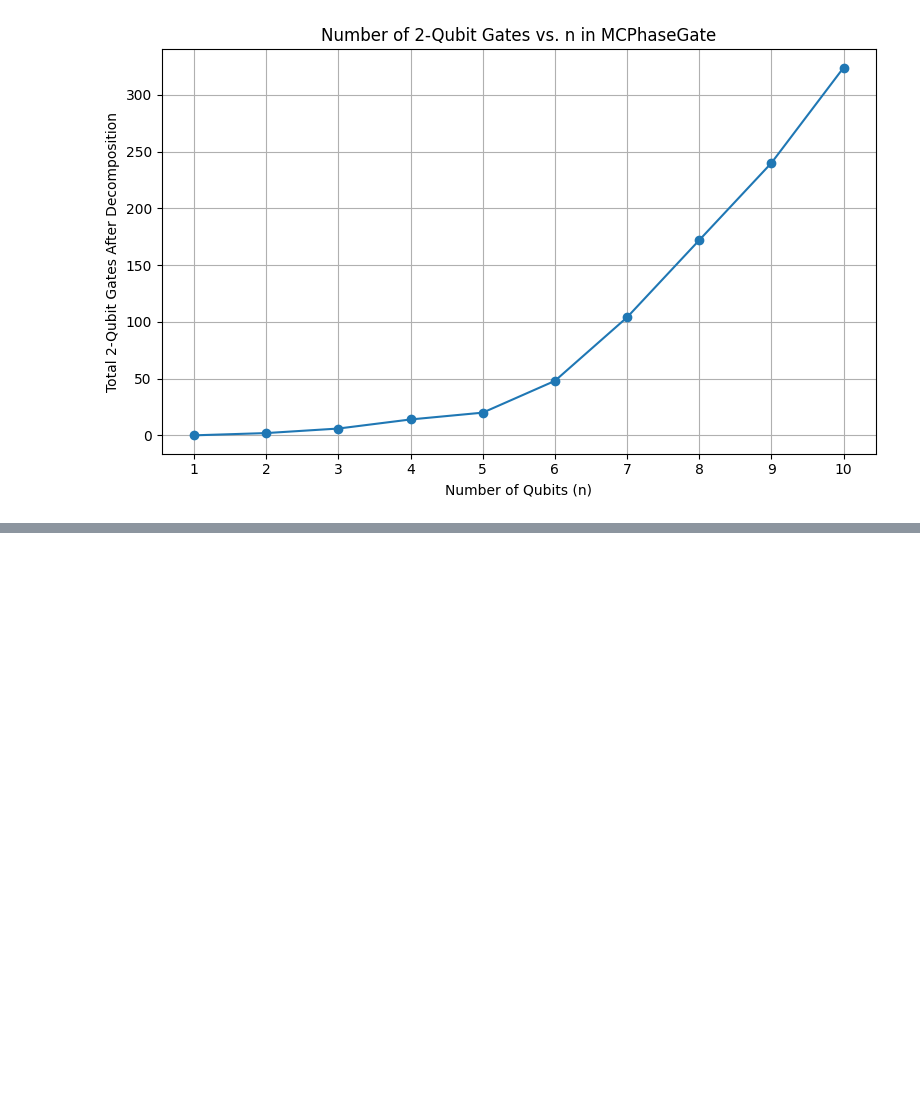
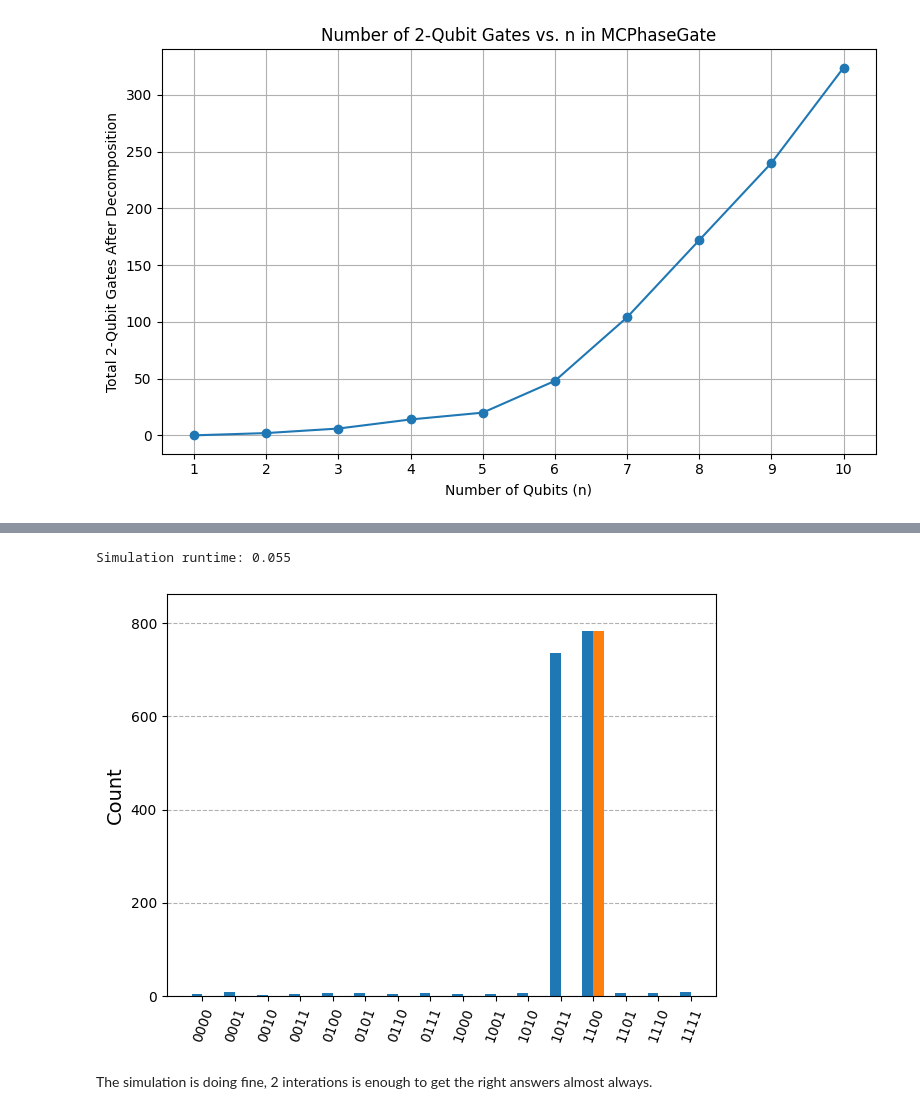
Before and after one commit to Starjello/Slow-Ising, a Jupyter notebook: labs/Lab_10_Grover_Search.ipynb, the cells around one changed output, grey strips where cells are left out. Saved outputs shown, nothing was run; the diff lists cells and outputs as text; code cells hidden in the pictures; blank space fills up the shorter version.

```diff
--- a/labs/Lab_10_Grover_Search.ipynb
+++ b/labs/Lab_10_Grover_Search.ipynb
@@ -1717,0 +1794,25 @@ plt.show()
+# %%
+# Record the time it takes to simulate
+start = time.time()
+
+'''Simulate algorithm'''
+n=4
+n_shots = n**2*100
+job_sim = QasmSim.run(quantum_circuit.decompose(), shots=n_shots)
+result_sim = job_sim.result()
+counts = result_sim.get_counts(quantum_circuit)
+
+# How long did this take?
+elapsed = round(time.time() - start,3)
+print("Simulation runtime: " + str(elapsed))
+
+# Get counts for state |1100⟩ (12 in decimal)
+w_counts_Grover2 = {'1100': counts.get('1100', 0)}
+
+
+plot_histogram([counts,w_counts_Grover2], bar_labels=False)
+# %% [output]
+Simulation runtime: 0.055
+[figure, added]
+# %% [markdown]
+The simulation is doing fine, 2 interations is enough to get the right answers almost always.
```
Also changed, not shown: parts of 4 cells of this notebook.
